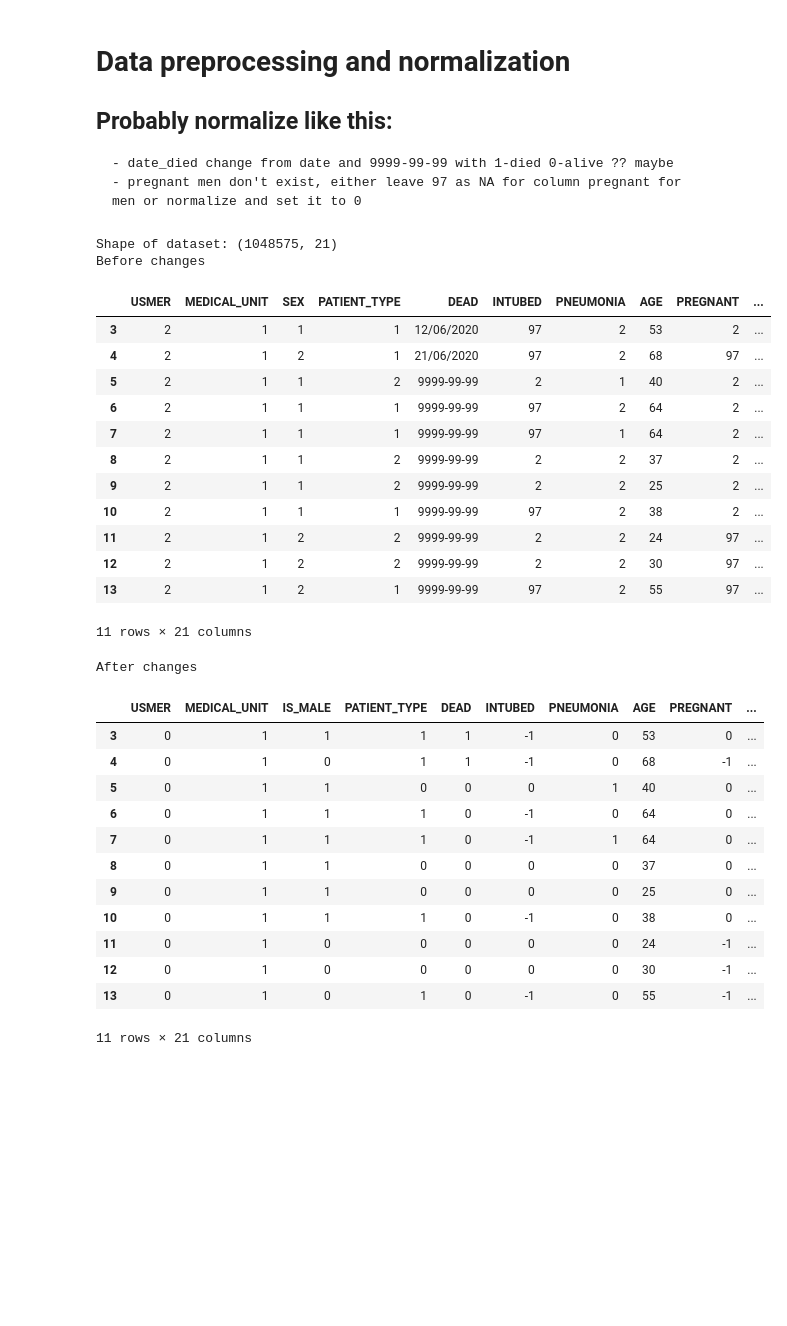
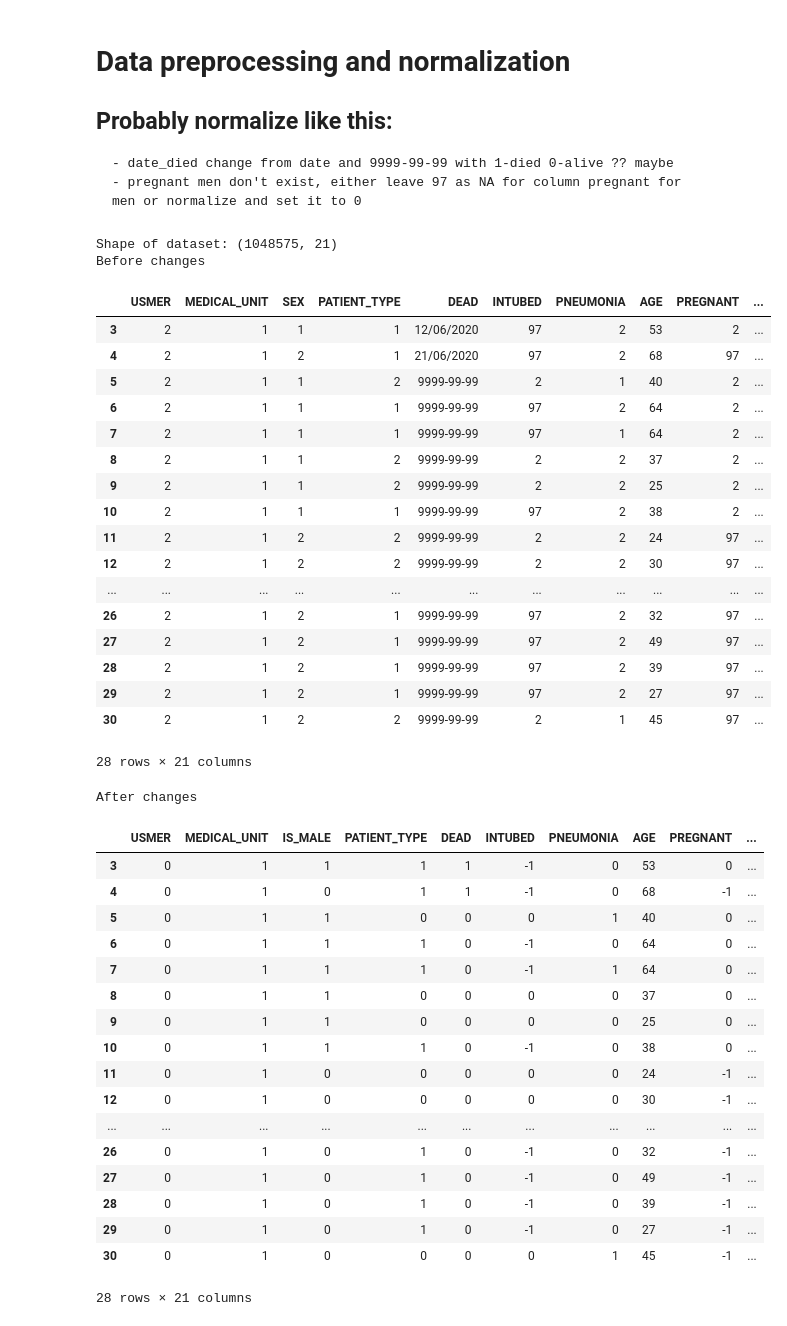
Before and after one commit to alexeybelyaevv/zneus_FIIT, a Jupyter notebook: covid19_project.ipynb, the cells around one changed output. Cells and saved outputs as stored; diff of their text form; code cells hidden in the pictures; blank space fills up the shorter version.

```diff
--- a/covid19_project.ipynb
+++ b/covid19_project.ipynb
@@ -144,36 +144,50 @@ plt.show()
 # %%
 print("Shape of dataset:", df.shape)
 df.rename(columns={"DATE_DIED": "DEAD"}, inplace=True)
 print("Before changes")
-display(df.iloc[3:14])
+display(df.iloc[3:31])
+
+med_unit_original = df["MEDICAL_UNIT"].copy()
+classif_original = df["CLASIFFICATION_FINAL"].copy()
+
 df["DEAD"] = np.where(df["DEAD"] == "9999-99-99", 2, 1)
 df.loc[df["SEX"] == 1, "PREGNANT"] = 0
+
 df = df.replace(2, 0)
 df = df.replace(97, -1)
 df = df.replace(98, -1)
+# Restore original columns which are not binary
+df["MEDICAL_UNIT"] = med_unit_original
+df["CLASIFFICATION_FINAL"] = classif_original
+
 df.rename(columns={"SEX": "IS_MALE"}, inplace=True)
 # CLASSIFICATION FINAL TO BINARY 1,2,3 COVID, 4+ NO COVID
 df.CLASIFFICATION_FINAL = df.CLASIFFICATION_FINAL.replace([1,2,3], 1)
 df.CLASIFFICATION_FINAL = df.CLASIFFICATION_FINAL.replace([4,5,6,7], 0)
 df.rename(columns={"CLASIFFICATION_FINAL": "HAS_COVID"}, inplace=True)
 print("After changes")
-display(df.iloc[3:14])
+display(df.iloc[3:31])
 # %% [output]
 Shape of dataset: (1048575, 21)
 Before changes
 |  | USMER | MEDICAL_UNIT | SEX | PATIENT_TYPE | DEAD | INTUBED | PNEUMONIA | AGE | PREGNANT | ... |
 | 3 | 2 | 1 | 1 | 1 | 12/06/2020 | 97 | 2 | 53 | 2 | ... |
 | 4 | 2 | 1 | 2 | 1 | 21/06/2020 | 97 | 2 | 68 | 97 | ... |
 | 5 | 2 | 1 | 1 | 2 | 9999-99-99 | 2 | 1 | 40 | 2 | ... |
 | 6 | 2 | 1 | 1 | 1 | 9999-99-99 | 97 | 2 | 64 | 2 | ... |
 | 7 | 2 | 1 | 1 | 1 | 9999-99-99 | 97 | 1 | 64 | 2 | ... |
 | 8 | 2 | 1 | 1 | 2 | 9999-99-99 | 2 | 2 | 37 | 2 | ... |
 | 9 | 2 | 1 | 1 | 2 | 9999-99-99 | 2 | 2 | 25 | 2 | ... |
 | 10 | 2 | 1 | 1 | 1 | 9999-99-99 | 97 | 2 | 38 | 2 | ... |
 | 11 | 2 | 1 | 2 | 2 | 9999-99-99 | 2 | 2 | 24 | 97 | ... |
 | 12 | 2 | 1 | 2 | 2 | 9999-99-99 | 2 | 2 | 30 | 97 | ... |
-| 13 | 2 | 1 | 2 | 1 | 9999-99-99 | 97 | 2 | 55 | 97 | ... |
+| ... | ... | ... | ... | ... | ... | ... | ... | ... | ... | ... |
+| 26 | 2 | 1 | 2 | 1 | 9999-99-99 | 97 | 2 | 32 | 97 | ... |
+| 27 | 2 | 1 | 2 | 1 | 9999-99-99 | 97 | 2 | 49 | 97 | ... |
+| 28 | 2 | 1 | 2 | 1 | 9999-99-99 | 97 | 2 | 39 | 97 | ... |
+| 29 | 2 | 1 | 2 | 1 | 9999-99-99 | 97 | 2 | 27 | 97 | ... |
+| 30 | 2 | 1 | 2 | 2 | 9999-99-99 | 2 | 1 | 45 | 97 | ... |
-11 rows × 21 columns
+28 rows × 21 columns
 After changes
 |  | USMER | MEDICAL_UNIT | IS_MALE | PATIENT_TYPE | DEAD | INTUBED | PNEUMONIA | AGE | PREGNANT | ... |
 | 3 | 0 | 1 | 1 | 1 | 1 | -1 | 0 | 53 | 0 | ... |
@@ -186,5 +200,10 @@ After changes
 | 10 | 0 | 1 | 1 | 1 | 0 | -1 | 0 | 38 | 0 | ... |
 | 11 | 0 | 1 | 0 | 0 | 0 | 0 | 0 | 24 | -1 | ... |
 | 12 | 0 | 1 | 0 | 0 | 0 | 0 | 0 | 30 | -1 | ... |
-| 13 | 0 | 1 | 0 | 1 | 0 | -1 | 0 | 55 | -1 | ... |
+| ... | ... | ... | ... | ... | ... | ... | ... | ... | ... | ... |
+| 26 | 0 | 1 | 0 | 1 | 0 | -1 | 0 | 32 | -1 | ... |
+| 27 | 0 | 1 | 0 | 1 | 0 | -1 | 0 | 49 | -1 | ... |
+| 28 | 0 | 1 | 0 | 1 | 0 | -1 | 0 | 39 | -1 | ... |
+| 29 | 0 | 1 | 0 | 1 | 0 | -1 | 0 | 27 | -1 | ... |
+| 30 | 0 | 1 | 0 | 0 | 0 | 0 | 1 | 45 | -1 | ... |
-11 rows × 21 columns
+28 rows × 21 columns
```
